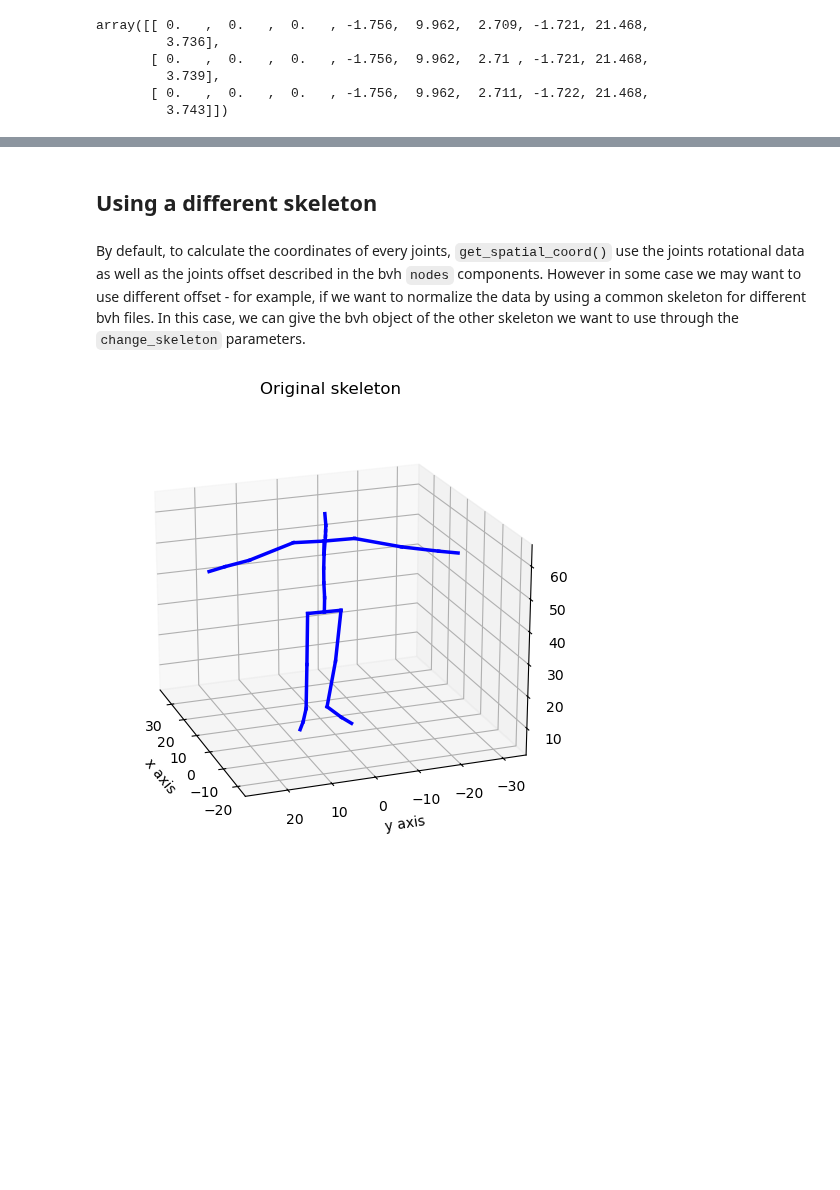
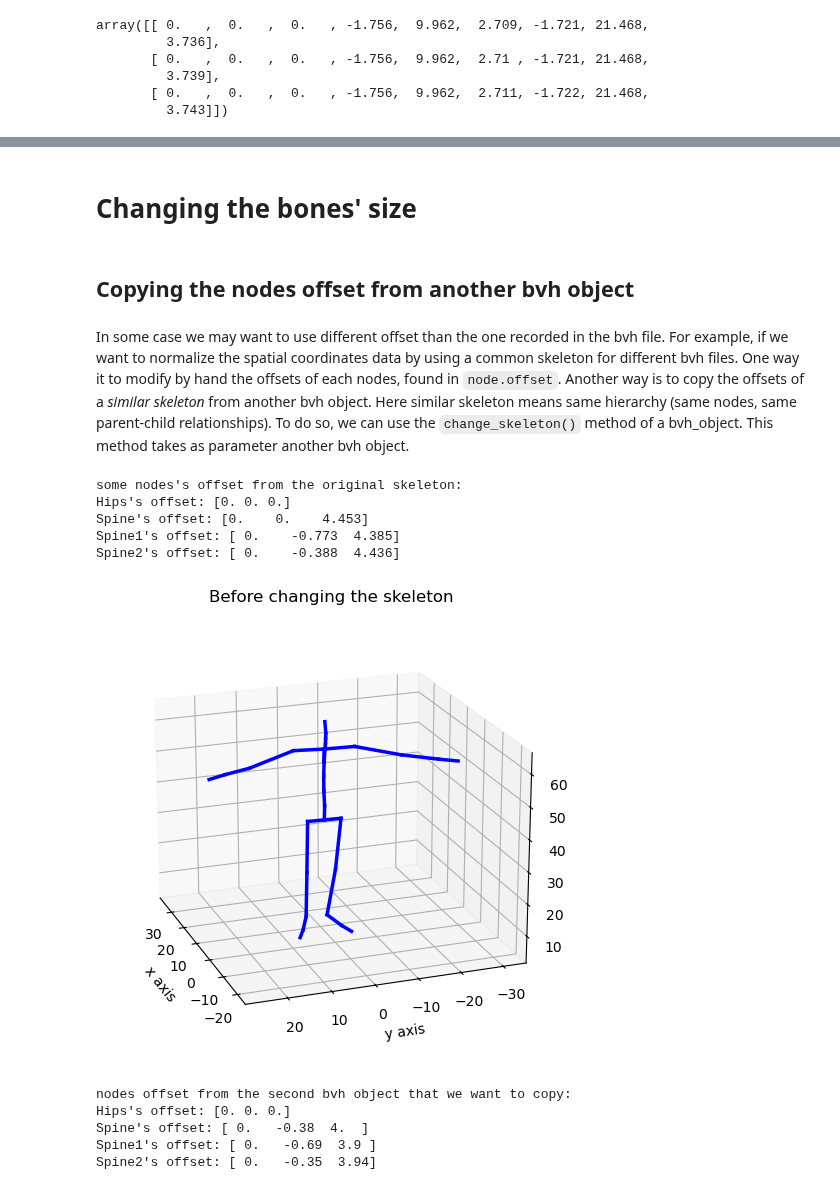
Before and after one commit to VictorS-67/pybvh, a Jupyter notebook: tutorials/2.Spatial_coordinates.ipynb, the cells around one changed output, grey strips where cells are left out. Drawn from its saved outputs; the diff is of its cells as text; code cells hidden in the pictures; blank space fills up the shorter version.

Commit message:
Changed skeleton copy, added scaling method

```diff
--- a/tutorials/2.Spatial_coordinates.ipynb
+++ b/tutorials/2.Spatial_coordinates.ipynb
@@ -89,16 +110,39 @@ array([[ 0.   ,  0.   ,  0.   , -1.756,  9.962,  2.709, -1.721, 21.468,
 # %% [markdown]
-## Using a different skeleton
+# Changing the bones' size
+# %% [markdown]
+## Copying the nodes offset from another bvh object
 # %% [markdown]
-By default, to calculate the coordinates of every joints, `get_spatial_coord()` use the joints rotational data as well as the joints offset described in the bvh `nodes` components. However in some case we may want to use different offset - for example, if we want to normalize the data by using a common skeleton for different bvh files. In this case, we can give the bvh object of the other skeleton we want to use through the `change_skeleton` parameters.
+In some case we may want to use different offset than the one recorded in the bvh file. For example, if we want to normalize the spatial coordinates data by using a common skeleton for different bvh files. One way it to modify by hand the offsets of each nodes, found in `node.offset`. Another way is to copy the offsets of a *similar skeleton* from another bvh object. Here similar skeleton means same hierarchy (same nodes, same parent-child relationships). To do so, we can use the `change_skeleton()` method of a bvh_object. This method takes as parameter another bvh object.
 # %%
 filepath = bvh_folder / 'bvh_test1.bvh'
 bvh = pybvh.read_bvh_file(filepath)
 
-spatial_frame = bvh.get_spatial_coord(frame_num=5)
+print("some nodes's offset from the original skeleton:")
+for i in range(4):
+    print(f"{bvh.nodes[i].name}'s offset: {bvh.nodes[i].offset}")
 
-fig, ax = pybvh.plot.plot_frame(bvh, spatial_frame)
-ax.set_title('Original skeleton')
+
+fig, ax = pybvh.plot.plot_frame(bvh, bvh.get_spatial_coord(frame_num=5))
+ax.set_title('Before changing the skeleton')
 plt.show()
 # %% [output]
+some nodes's offset from the original skeleton:
+Hips's offset: [0. 0. 0.]
+Spine's offset: [0.    0.    4.453]
+Spine1's offset: [ 0.    -0.773  4.385]
+Spine2's offset: [ 0.    -0.388  4.436]
-[figure, old version]
+[figure, new version]
+# %%
+other_skeleton_filepath = bvh_folder / 'standard_skeleton.bvh'
+bvh_different_skeleton = pybvh.read_bvh_file(other_skeleton_filepath)
+
+print("\nnodes offset from the second bvh object that we want to copy:")
+for i in range(4):
+    print(f"{bvh_different_skeleton.nodes[i].name}'s offset: {bvh_different_skeleton.nodes[i].offset}")
+# %% [output]
+nodes offset from the second bvh object that we want to copy:
+Hips's offset: [0. 0. 0.]
+Spine's offset: [ 0.   -0.38  4.  ]
+Spine1's offset: [ 0.   -0.69  3.9 ]
+Spine2's offset: [ 0.   -0.35  3.94]
 # %%
```
Also changed, not shown: parts of 21 cells of this notebook, 5 other files.
